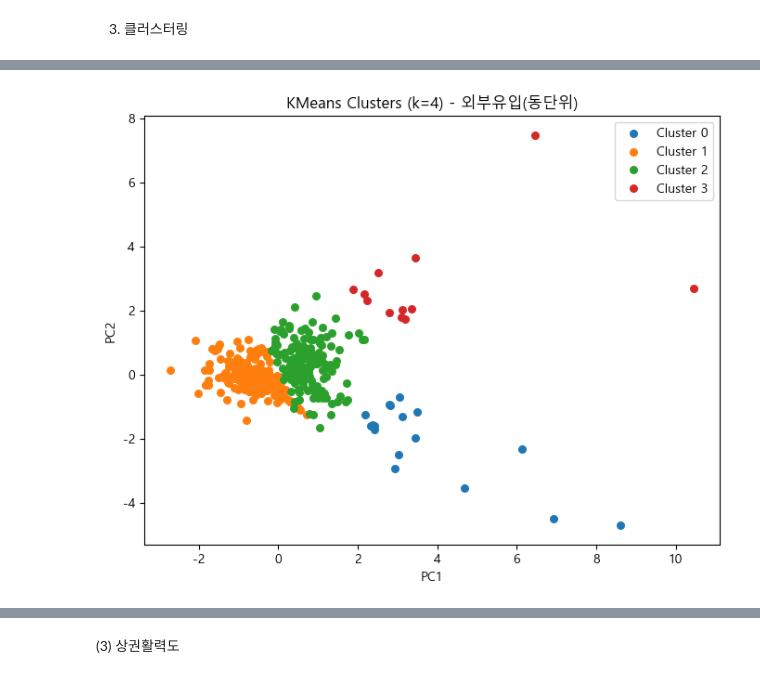
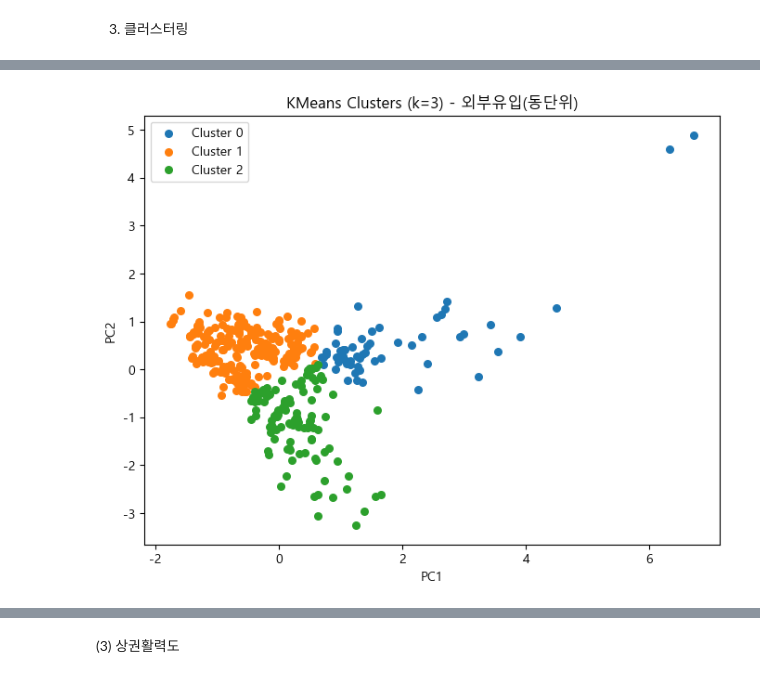
Before and after one commit to bulsajo1/final_project, a Jupyter notebook: eunbi/머신러닝_은비.ipynb, the cells around one changed output, grey strips where cells are left out. Drawn from its saved outputs; the diff is of its cells as text; code cells hidden in the pictures.

```diff
--- a/eunbi/머신러닝_은비.ipynb
+++ b/eunbi/머신러닝_은비.ipynb
@@ -118,6 +146,6 @@ plt.show()
 # %%
 # 1) best_K 정하기
-best_k = 6
+best_k = 3
 
 # 2) best_k로 KMeans 학습
 kmeans = KMeans(n_clusters=best_k, random_state=42, n_init="auto")
@@ -125,7 +153,7 @@ labels = kmeans.fit_predict(X_final)
 
 # 3) PCA로 2차원 축소
 pca = PCA(n_components=2, random_state=42)
-X_pca = pca.fit_transform(X_scaled_num)
+X_pca = pca.fit_transform(X_final)
 
 print("Explained variance ratio:", pca.explained_variance_ratio_)
 print("총 설명 분산:", sum(pca.explained_variance_ratio_))
@@ -274,9 +290,26 @@ df_in["inflow_yoy"] = (
 # %% [markdown]
 2. 전처리
 # %%
+# missing flag는 군집 feature가 아니라 품질 점검용으로만 사용
 df_in["yoy_missing"] = (
     df_in["inflow_prev"].isna() | (df_in["inflow_prev"] == 0)
 ).astype(int)
 
-df_in["inflow_yoy"] = df_in["inflow_yoy"].replace([np.inf, -np.inf], np.nan)
-df_in["inflow_yoy"] = df_in["inflow_yoy"].fillna(0)
+df_in["qoq_missing"] = df_in["inflow_qoq"].isna().astype(int)
+df_in["slope_missing"] = df_in["inflow_slope_4q"].isna().astype(int)
+
+value_cols = ["inflow_yoy", "inflow_qoq", "inflow_slope_4q"]
+df_in[value_cols] = (
+    df_in[value_cols]
+    .replace([np.inf, -np.inf], np.nan)
+    .fillna(0)
+)
+
+quality_check = (
+    df_in.groupby("year")[["yoy_missing", "qoq_missing", "slope_missing"]]
+        .mean()
+        .rename(columns=lambda c: f"{c}_ratio")
+        .round(3)
+)
+
+display(quality_check)
@@ -283,10 +322,3 @@ df_in["inflow_yoy"] = df_in["inflow_yoy"].fillna(0)
-# %%
-df_in["inflow_qoq"] = (
-    df_in.groupby("adm_dong_cd")["external_inflow"].pct_change() * 100
-)
-df_in["qoq_missing"] = df_in["inflow_qoq"].isnull().astype(int)
-df_in["inflow_qoq"] = df_in["inflow_qoq"].replace([np.inf, -np.inf], np.nan)
-df_in["inflow_qoq"] = df_in["inflow_qoq"].fillna(0)
 # %% [markdown]
 3. 클러스터링
 # %%
@@ -330,11 +395,16 @@ plt.show()
+# %%
+selected_scenario = scenario_summary.loc[0, "scenario"]
+selected_features = scenario_features[selected_scenario]
+best_k = int(scenario_summary.loc[0, "k"])
+
+scaler = StandardScaler()
+X_final = scaler.fit_transform(df_in_model[selected_features])
 # %%
-best_k = 4
-
 kmeans = KMeans(n_clusters=best_k, random_state=42, n_init="auto")
 labels = kmeans.fit_predict(X_final)
 
 pca = PCA(n_components=2, random_state=42)
-X_pca = pca.fit_transform(X_scaled_num)
+X_pca = pca.fit_transform(X_final)
 
 print("Explained variance ratio:", pca.explained_variance_ratio_)
 print("총 설명 분산:", sum(pca.explained_variance_ratio_))
@@ -357,4 +427,4 @@ Explained variance ratio: [0.68572171 0.31427829]
-[figure, old version]
+[figure, new version]
 # %%
 sil = silhouette_score(X_final, labels)
 dbi = davies_bouldin_score(X_final, labels)
```
Also changed, not shown: parts of 49 cells of this notebook.
